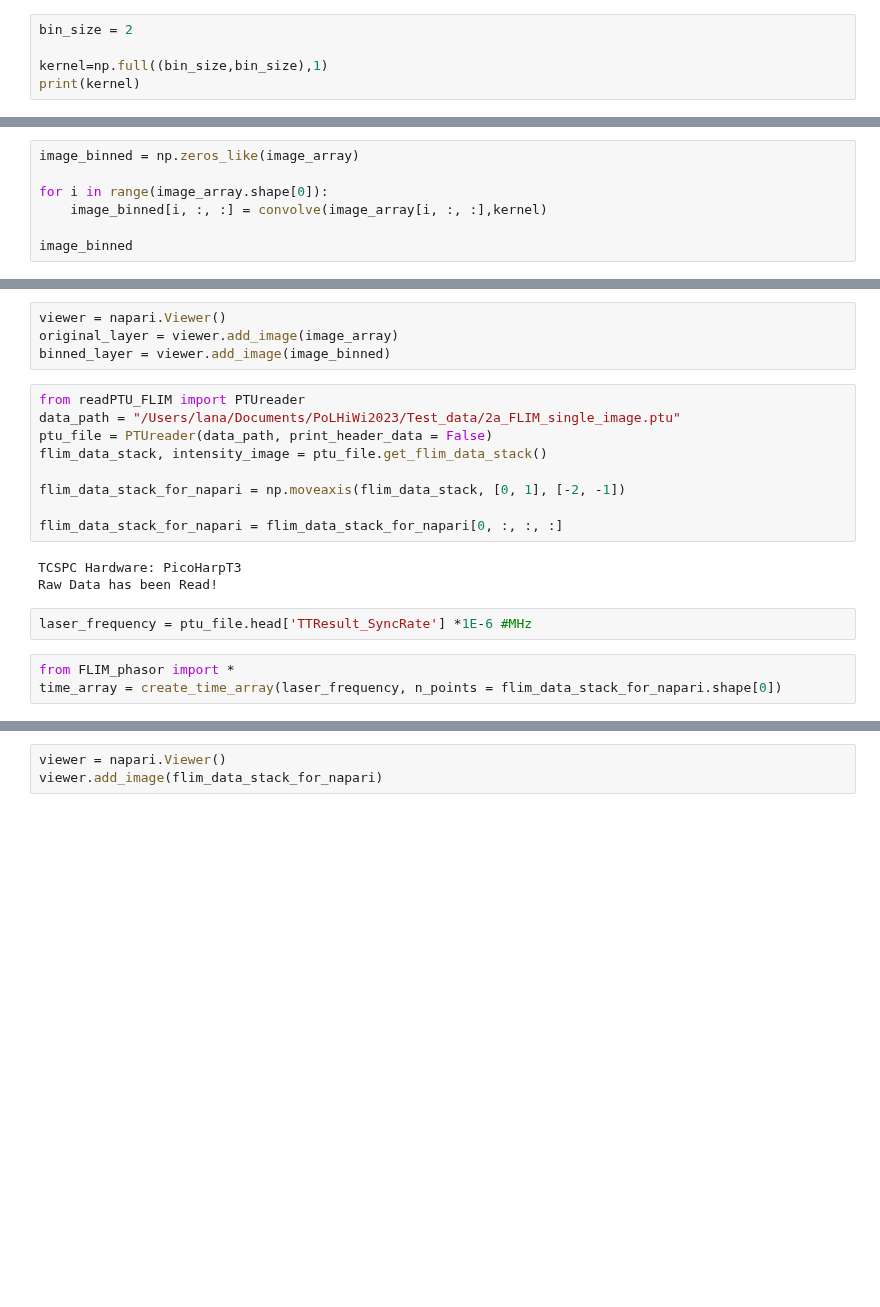
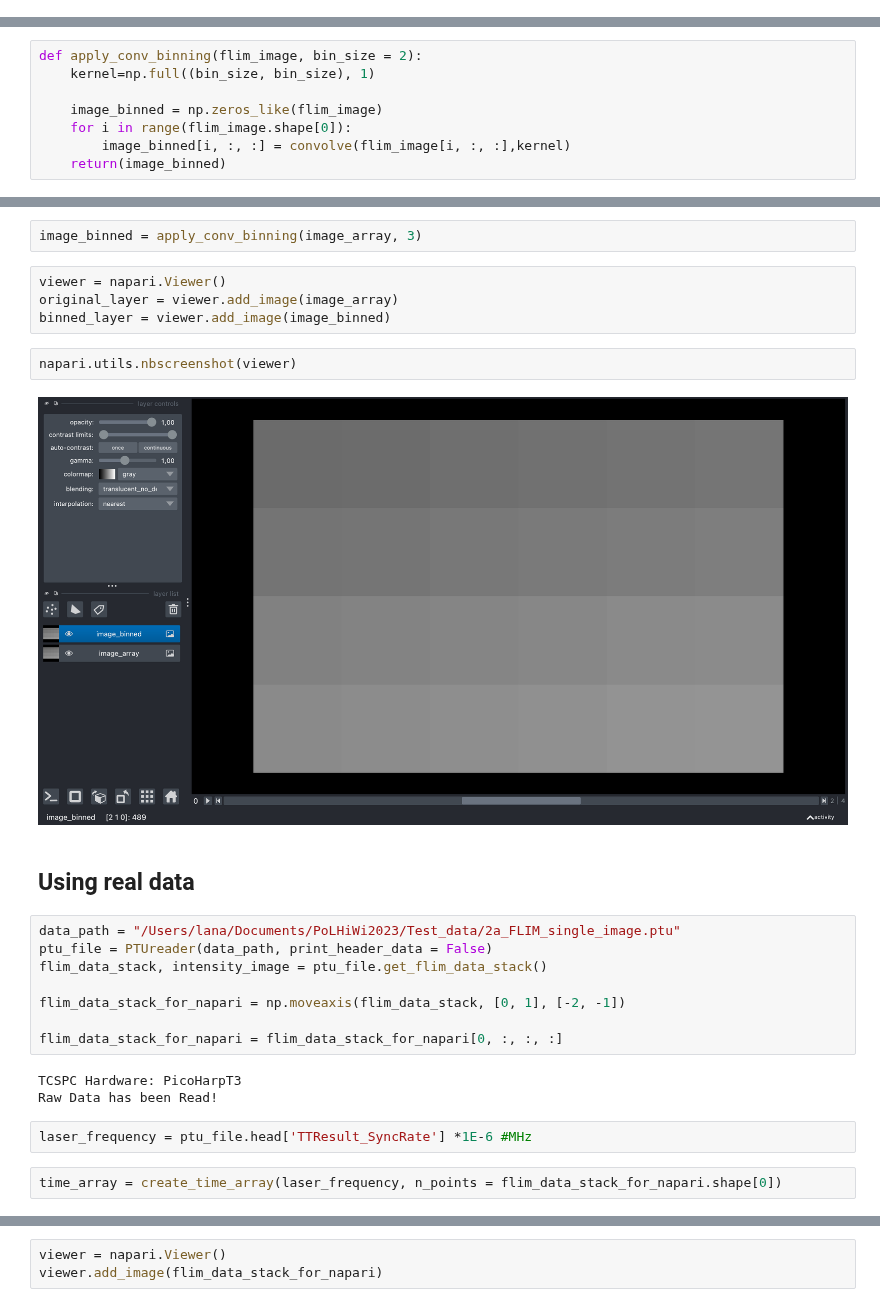
Before and after one commit to zoccoler/FLIM_analysis, a Jupyter notebook: notebooks/Binning_test.ipynb, the cells around one changed output, grey strips where cells are left out. Cells and saved outputs as stored; diff of their text form; blank space fills up the shorter version.

Commit message:
Transformed commands into binning function

```diff
--- a/notebooks/Binning_test.ipynb
+++ b/notebooks/Binning_test.ipynb
@@ -35,5 +34,0 @@ Original Array:
-# %%
-bin_size = 2
-
-kernel=np.full((bin_size,bin_size),1)
-print(kernel)
@@ -43,7 +37,8 @@ print(kernel)
 # %%
-image_binned = np.zeros_like(image_array)
+def apply_conv_binning(flim_image, bin_size = 2):
+    kernel=np.full((bin_size, bin_size), 1)
 
-for i in range(image_array.shape[0]):
-    image_binned[i, :, :] = convolve(image_array[i, :, :],kernel)
-
-image_binned
+    image_binned = np.zeros_like(flim_image)
+    for i in range(flim_image.shape[0]):
+        image_binned[i, :, :] = convolve(flim_image[i, :, :],kernel)
+    return(image_binned)
@@ -68,9 +45,16 @@ array([[[ 14,  18,  22,  26,  30,  32],
+# %%
+image_binned = apply_conv_binning(image_array, 3)
 # %%
 viewer = napari.Viewer()
 original_layer = viewer.add_image(image_array)
 binned_layer = viewer.add_image(image_binned)
+# %%
+napari.utils.nbscreenshot(viewer)
+# %% [output]
+[figure, added]
+# %% [markdown]
+## Using real data
 # %%
-from readPTU_FLIM import PTUreader
 data_path = "/Users/lana/Documents/PoLHiWi2023/Test_data/2a_FLIM_single_image.ptu"
 ptu_file = PTUreader(data_path, print_header_data = False)
 flim_data_stack, intensity_image = ptu_file.get_flim_data_stack()
@@ -84,7 +68,6 @@ Raw Data has been Read!
 # %%
 laser_frequency = ptu_file.head['TTResult_SyncRate'] *1E-6 #MHz
 # %%
-from FLIM_phasor import *
 time_array = create_time_array(laser_frequency, n_points = flim_data_stack_for_napari.shape[0])
 # %%
 flim_data_stack_for_napari.shape
```
Also changed, not shown: parts of 11 cells of this notebook.
